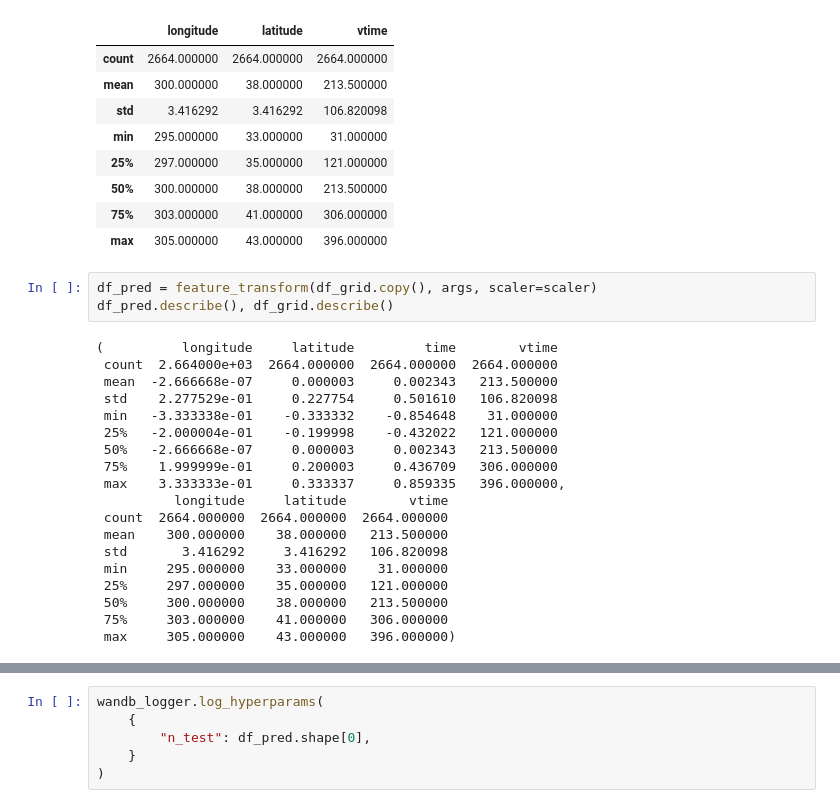
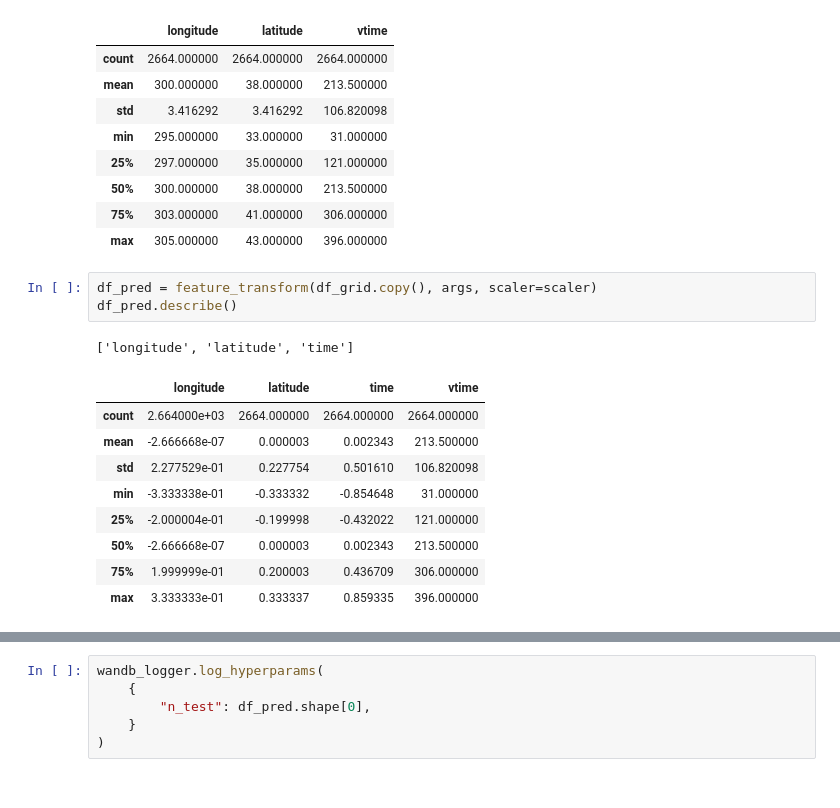
Before and after one commit to jejjohnson/ml4ssh, a Jupyter notebook: experiments/dc_2021b/notebooks/demo_siren_torch.ipynb, the cells around one changed output, grey strips where cells are left out. Cells and saved outputs as stored; diff of their text form.

```diff
--- a/experiments/dc_2021b/notebooks/demo_siren_torch.ipynb
+++ b/experiments/dc_2021b/notebooks/demo_siren_torch.ipynb
@@ -400,23 +413,15 @@ df_grid.describe()
 | max | 305.000000 | 43.000000 | 396.000000 |
 # %%
 df_pred = feature_transform(df_grid.copy(), args, scaler=scaler)
-df_pred.describe(), df_grid.describe()
+df_pred.describe()
 # %% [output]
-(          longitude     latitude         time        vtime
- count  2.664000e+03  2664.000000  2664.000000  2664.000000
- mean  -2.666668e-07     0.000003     0.002343   213.500000
- std    2.277529e-01     0.227754     0.501610   106.820098
- min   -3.333338e-01    -0.333332    -0.854648    31.000000
- 25%   -2.000004e-01    -0.199998    -0.432022   121.000000
- 50%   -2.666668e-07     0.000003     0.002343   213.500000
- 75%    1.999999e-01     0.200003     0.436709   306.000000
- max    3.333333e-01     0.333337     0.859335   396.000000,
-          longitude     latitude        vtime
- count  2664.000000  2664.000000  2664.000000
- mean    300.000000    38.000000   213.500000
- std       3.416292     3.416292   106.820098
- min     295.000000    33.000000    31.000000
- 25%     297.000000    35.000000   121.000000
- 50%     300.000000    38.000000   213.500000
- 75%     303.000000    41.000000   306.000000
- max     305.000000    43.000000   396.000000)
+['longitude', 'latitude', 'time']
+|  | longitude | latitude | time | vtime |
+| count | 2.664000e+03 | 2664.000000 | 2664.000000 | 2664.000000 |
+| mean | -2.666668e-07 | 0.000003 | 0.002343 | 213.500000 |
+| std | 2.277529e-01 | 0.227754 | 0.501610 | 106.820098 |
+| min | -3.333338e-01 | -0.333332 | -0.854648 | 31.000000 |
+| 25% | -2.000004e-01 | -0.199998 | -0.432022 | 121.000000 |
+| 50% | -2.666668e-07 | 0.000003 | 0.002343 | 213.500000 |
+| 75% | 1.999999e-01 | 0.200003 | 0.436709 | 306.000000 |
+| max | 3.333333e-01 | 0.333337 | 0.859335 | 396.000000 |
```
Also changed, not shown: parts of 29 cells of this notebook, 1 other file.
